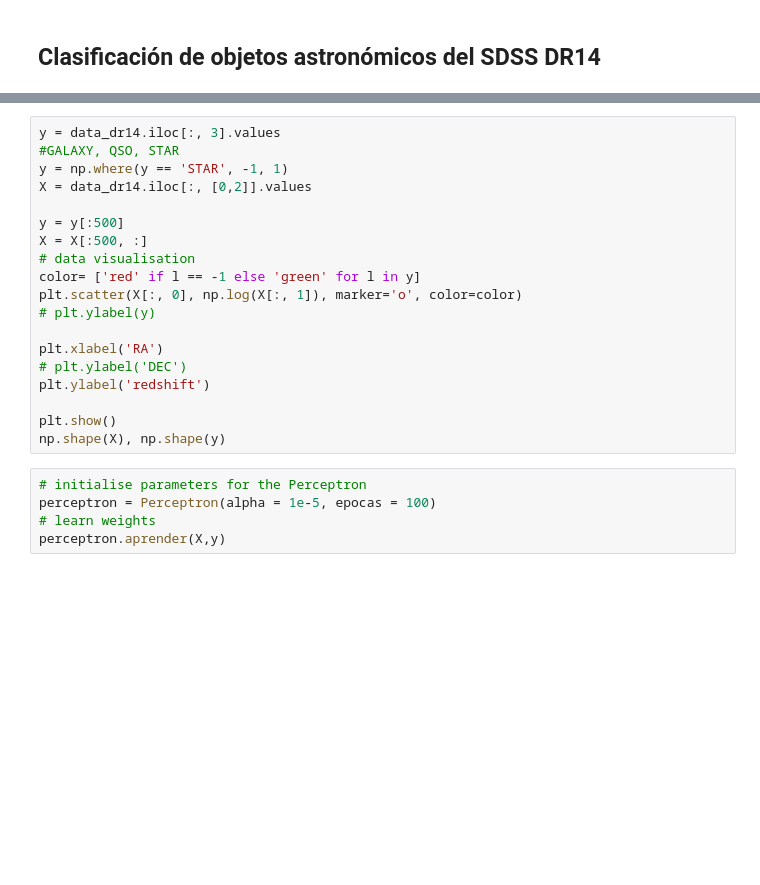
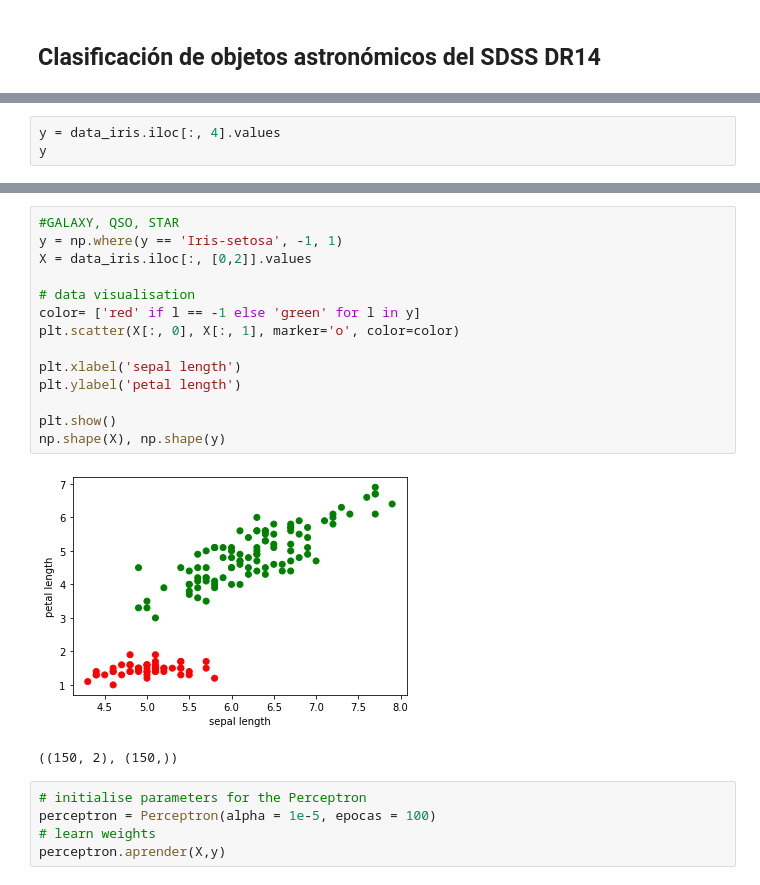
Before and after one commit to igomezv/DLCIMATAGS, a Jupyter notebook: notebooks/1-Primeras_neuronas_artificiales.ipynb, the cells around one changed output, grey strips where cells are left out. Cells and saved outputs as stored; diff of their text form; blank space fills up the shorter version.

```diff
--- a/notebooks/1-Primeras_neuronas_artificiales.ipynb
+++ b/notebooks/1-Primeras_neuronas_artificiales.ipynb
@@ -207,0 +209,3 @@ ValueError: Could not interpret value `sepallength` for parameter `x`
+# %%
+y = data_iris.iloc[:, 4].values
+y
@@ -208,22 +230,20 @@ ValueError: Could not interpret value `sepallength` for parameter `x`
 # %%
-y = data_dr14.iloc[:, 3].values
 #GALAXY, QSO, STAR
-y = np.where(y == 'STAR', -1, 1)
-X = data_dr14.iloc[:, [0,2]].values
+y = np.where(y == 'Iris-setosa', -1, 1)
+X = data_iris.iloc[:, [0,2]].values
 
-y = y[:500]
-X = X[:500, :]
 # data visualisation
 color= ['red' if l == -1 else 'green' for l in y]
-plt.scatter(X[:, 0], np.log(X[:, 1]), marker='o', color=color)
-# plt.ylabel(y)
+plt.scatter(X[:, 0], X[:, 1], marker='o', color=color)
 
-plt.xlabel('RA')
-# plt.ylabel('DEC')
-plt.ylabel('redshift')
+plt.xlabel('sepal length')
+plt.ylabel('petal length')
 
 plt.show()
 np.shape(X), np.shape(y)
+# %% [output]
+[figure, added]
+((150, 2), (150,))
 # %%
 # initialise parameters for the Perceptron
 perceptron = Perceptron(alpha = 1e-5, epocas = 100)
```
Also changed, not shown: parts of 6 cells of this notebook.
